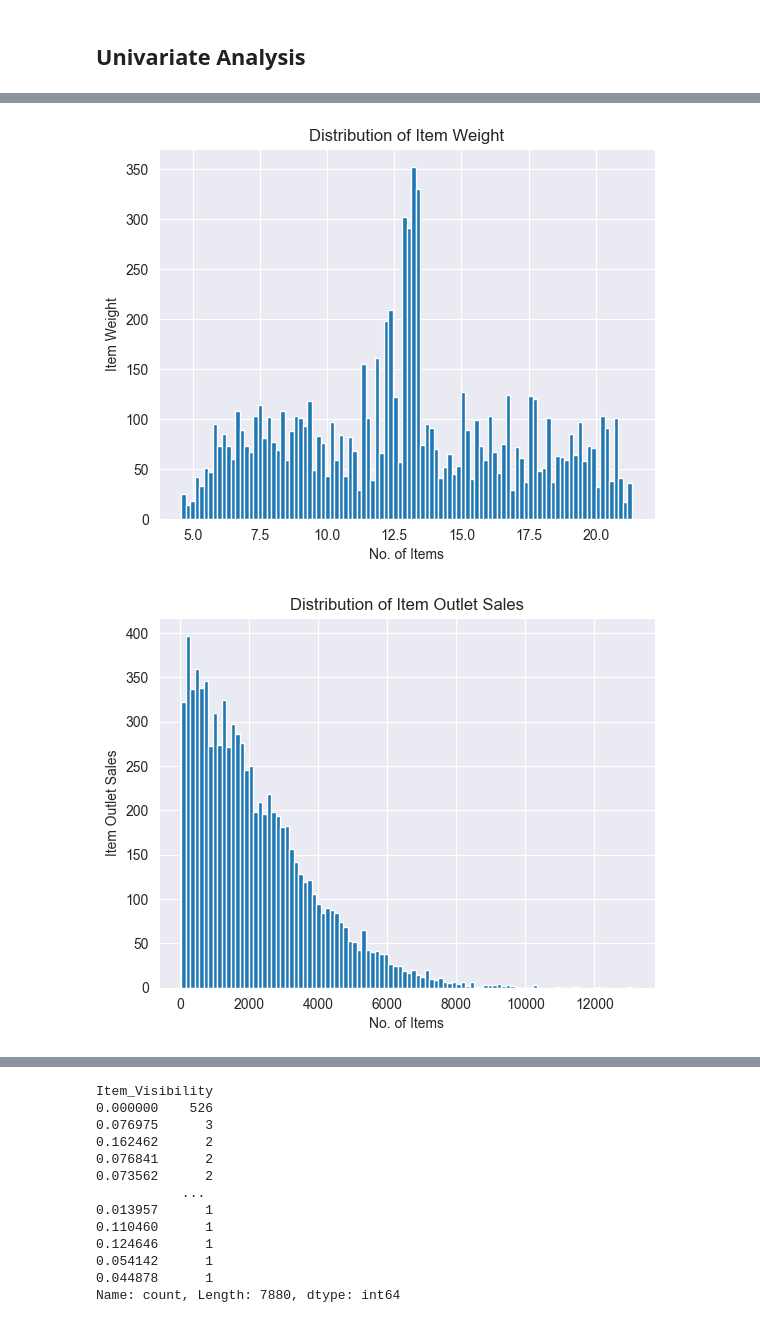
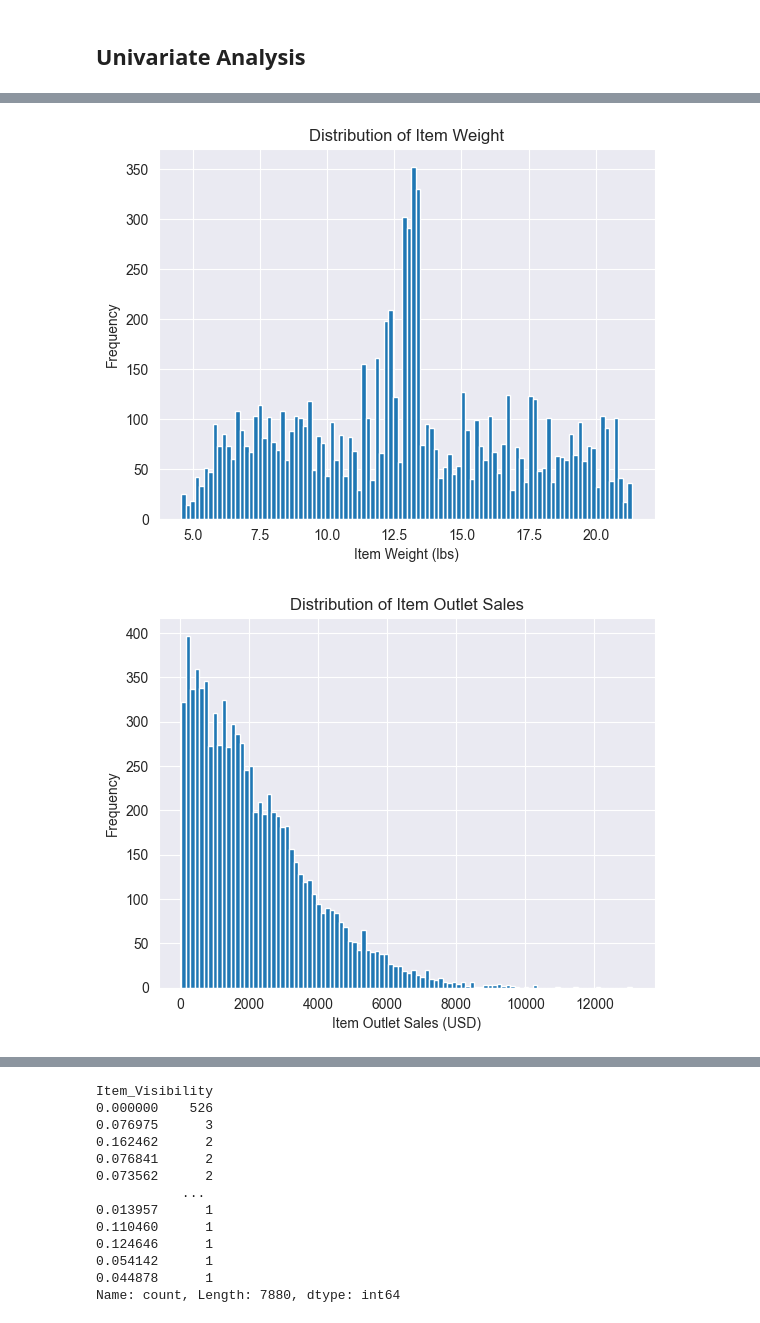
Before and after one commit to NiharikaTHub/ECommerce_Sales_Prediction, a Jupyter notebook: Notebook/EDA.ipynb, the cells around one changed output, grey strips where cells are left out. Saved outputs shown, nothing was run; the diff lists cells and outputs as text; code cells hidden in the pictures.

```diff
--- a/Notebook/EDA.ipynb
+++ b/Notebook/EDA.ipynb
@@ -178,26 +178,29 @@ fig.show()
 
 #0-69, 70-135, 136-202, 203-270
 # %%
+# Distribution of Item Weight
+
 df['Item_Weight'].hist(bins=100)
 
 plt.title('Distribution of Item Weight')
-plt.xlabel('No. of Items')
-plt.ylabel('Item Weight')
+plt.ylabel('Frequency')
+plt.xlabel('Item Weight (lbs)')
 
 plt.show()
 # %% [output]
-[figure, old version]
+[figure, new version]
 # %%
+# Distribution of Item Outlet Sales
+
 df['Item_Outlet_Sales'].hist(bins=100)
-# top 10 item by outlet sale and least 10
 
 plt.title('Distribution of Item Outlet Sales')
-plt.xlabel('No. of Items')
-plt.ylabel('Item Outlet Sales')
+plt.xlabel('Item Outlet Sales (USD)')
+plt.ylabel('Frequency')
 
 plt.show()
 # %% [output]
-[figure, old version]
+[figure, new version]
 # %%
 
 # Find the top 10 and least 10 items by outlet sales
```
Also changed, not shown: parts of 17 cells of this notebook, 2 other files.
